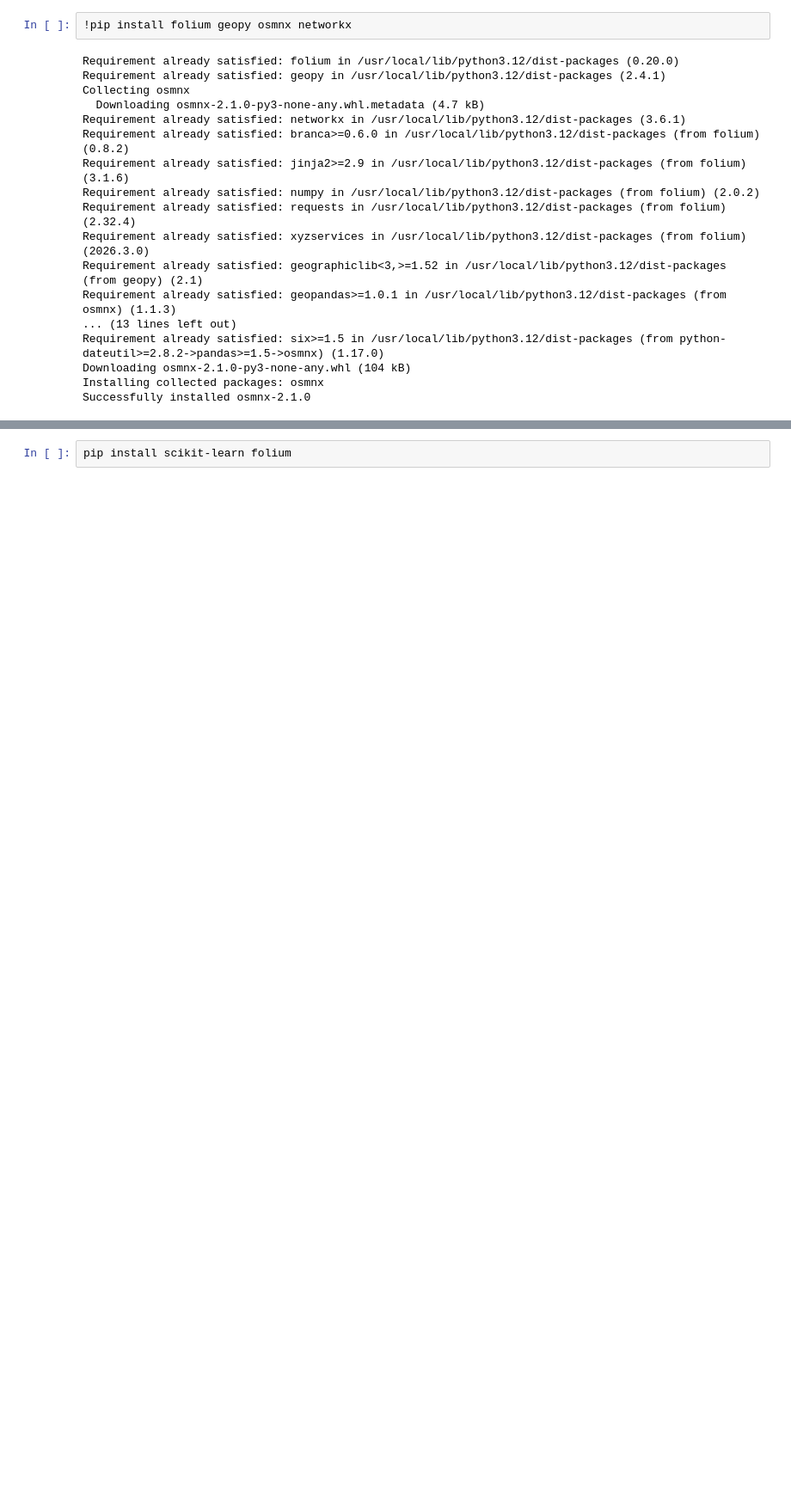
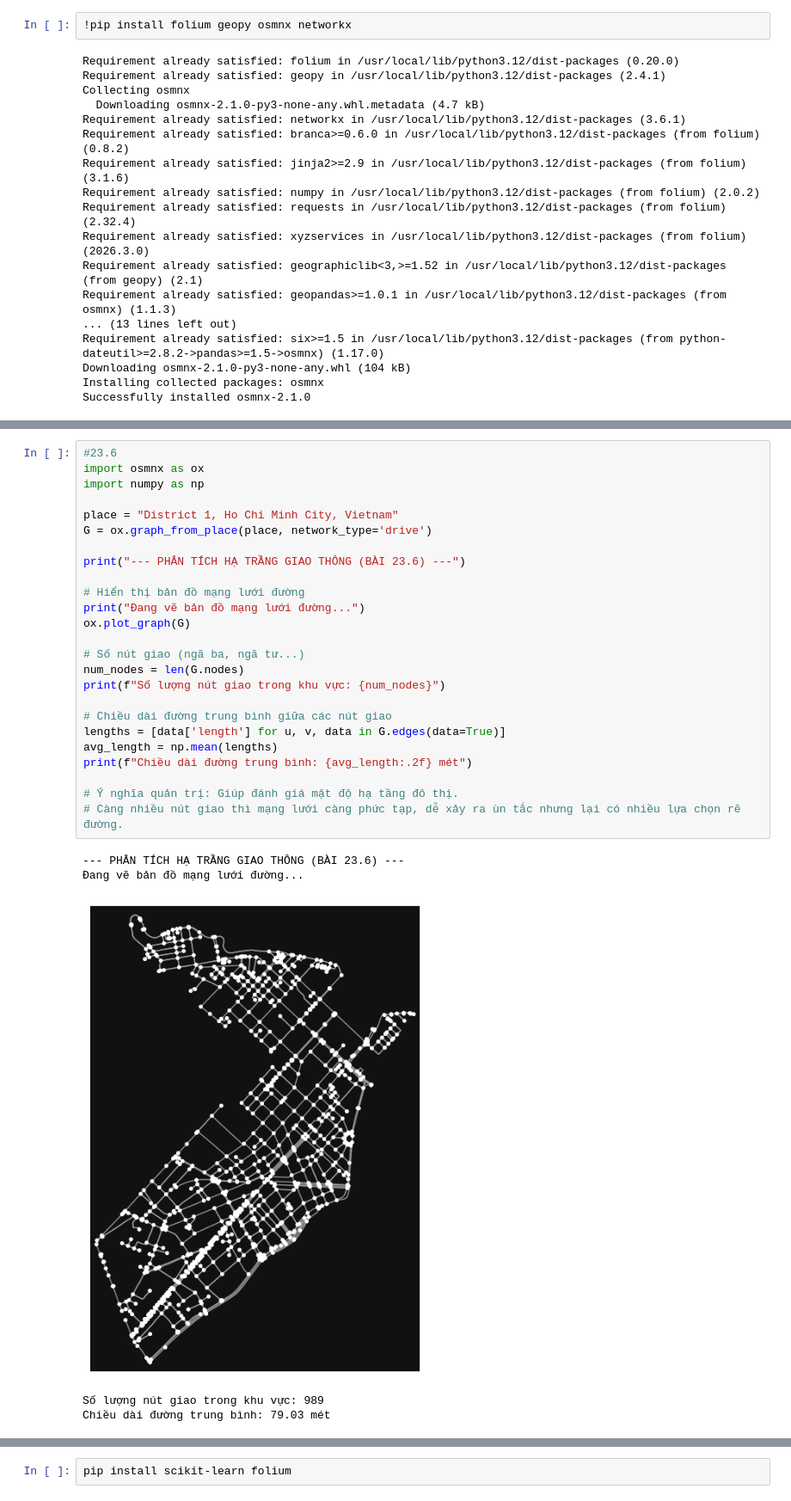
Before and after one commit to ngocthi12123-cloud/BTVN1, a Jupyter notebook: Untitled1.ipynb, the cells around one changed output, grey strips where cells are left out. Shown at 86% size. Saved outputs shown, nothing was run; the diff lists cells and outputs as text; blank space fills up the shorter version.

```diff
--- a/Untitled1.ipynb
+++ b/Untitled1.ipynb
@@ -112 +135,32 @@ Successfully installed osmnx-2.1.0
+# %%
+#23.6
+import osmnx as ox
+import numpy as np
+
+place = "District 1, Ho Chi Minh City, Vietnam"
+G = ox.graph_from_place(place, network_type='drive')
+
+print("--- PHÂN TÍCH HẠ TRẦNG GIAO THÔNG (BÀI 23.6) ---")
+
+# Hiển thị bản đồ mạng lưới đường
+print("Đang vẽ bản đồ mạng lưới đường...")
+ox.plot_graph(G)
+
+# Số nút giao (ngã ba, ngã tư...)
+num_nodes = len(G.nodes)
+print(f"Số lượng nút giao trong khu vực: {num_nodes}")
+
+# Chiều dài đường trung bình giữa các nút giao
+lengths = [data['length'] for u, v, data in G.edges(data=True)]
+avg_length = np.mean(lengths)
+print(f"Chiều dài đường trung bình: {avg_length:.2f} mét")
+
+# Ý nghĩa quản trị: Giúp đánh giá mật độ hạ tầng đô thị.
+# Càng nhiều nút giao thì mạng lưới càng phức tạp, dễ xảy ra ùn tắc nhưng lại có nhiều lựa chọn rẽ đường.
+# %% [output]
+--- PHÂN TÍCH HẠ TRẦNG GIAO THÔNG (BÀI 23.6) ---
+Đang vẽ bản đồ mạng lưới đường...
+[figure, added]
+Số lượng nút giao trong khu vực: 989
+Chiều dài đường trung bình: 79.03 mét
 # %%
```
Also changed, not shown: parts of 20 cells of this notebook.
